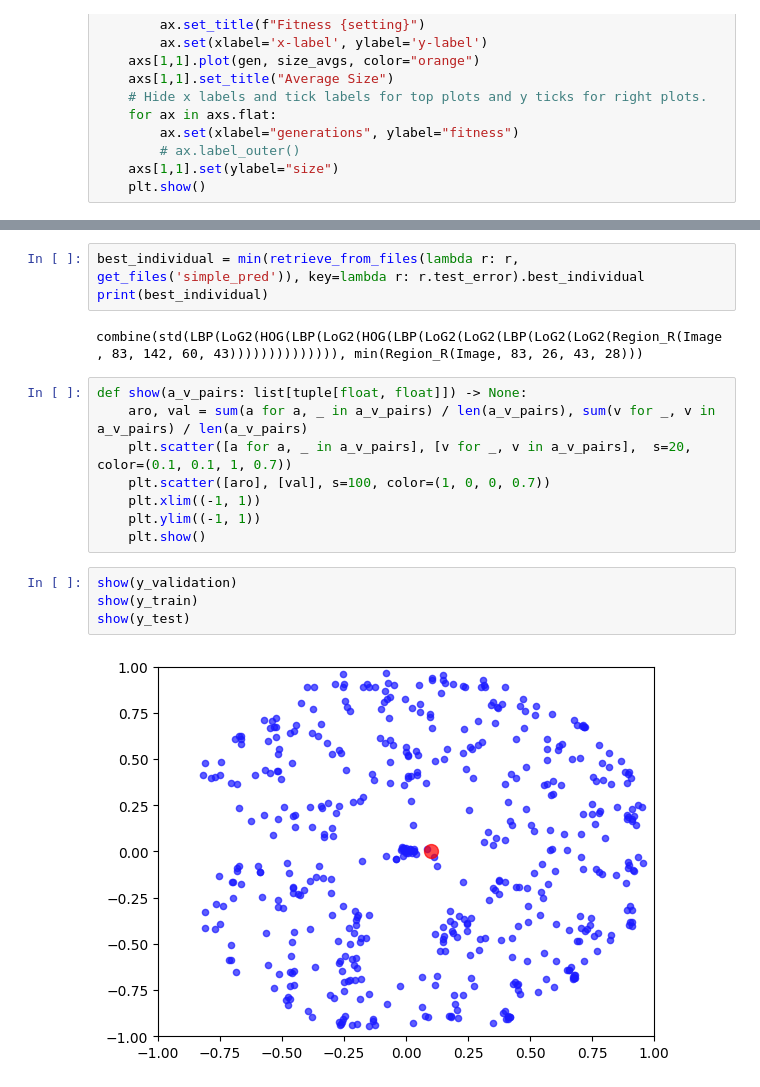
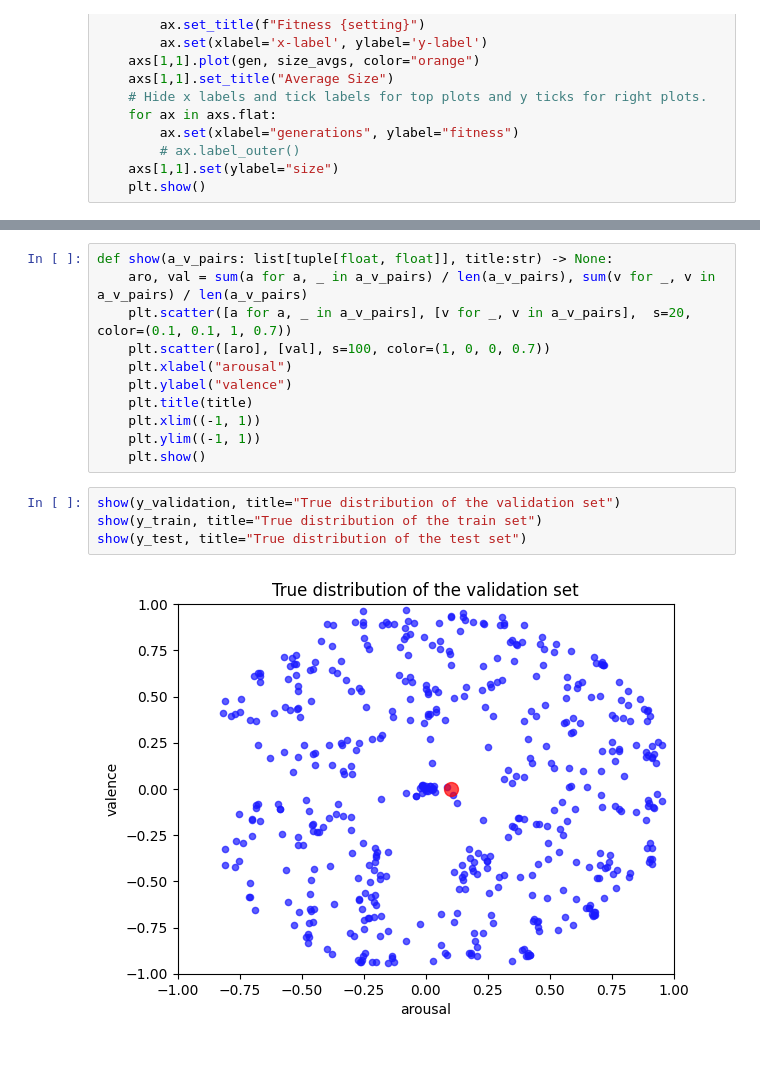
Before and after one commit to TEESDAAL/SummerResearch, a Jupyter notebook: MLGP/data_visualisation.ipynb, the cells around one changed output, grey strips where cells are left out. Saved outputs shown, nothing was run; the diff lists cells and outputs as text; blank space fills up the shorter version.

```diff
--- a/MLGP/data_visualisation.ipynb
+++ b/MLGP/data_visualisation.ipynb
@@ -84,19 +127,17 @@ plot_across_all_models('simple_pred', (lambda i: i.log.select("fit_min"), "fitne
-# %%
-best_individual = min(retrieve_from_files(lambda r: r, get_files('simple_pred')), key=lambda r: r.test_error).best_individual
-print(best_individual)
-# %% [output]
-combine(std(LBP(LoG2(HOG(LBP(LoG2(HOG(LBP(LoG2(LoG2(LBP(LoG2(LoG2(Region_R(Image, 83, 142, 60, 43)))))))))))))), min(Region_R(Image, 83, 26, 43, 28)))
 # %%
-def show(a_v_pairs: list[tuple[float, float]]) -> None:
+def show(a_v_pairs: list[tuple[float, float]], title:str) -> None:
     aro, val = sum(a for a, _ in a_v_pairs) / len(a_v_pairs), sum(v for _, v in a_v_pairs) / len(a_v_pairs)
     plt.scatter([a for a, _ in a_v_pairs], [v for _, v in a_v_pairs],  s=20, color=(0.1, 0.1, 1, 0.7))
     plt.scatter([aro], [val], s=100, color=(1, 0, 0, 0.7))
+    plt.xlabel("arousal")
+    plt.ylabel("valence")
+    plt.title(title)
     plt.xlim((-1, 1))
     plt.ylim((-1, 1))
     plt.show()
 # %%
-show(y_validation)
-show(y_train)
-show(y_test)
+show(y_validation, title="True distribution of the validation set")
+show(y_train, title="True distribution of the train set")
+show(y_test, title="True distribution of the test set")
 # %% [output]
-[figure, old version]
+[figure, new version]
```
Also changed, not shown: parts of 10 cells of this notebook, 17 other files.
